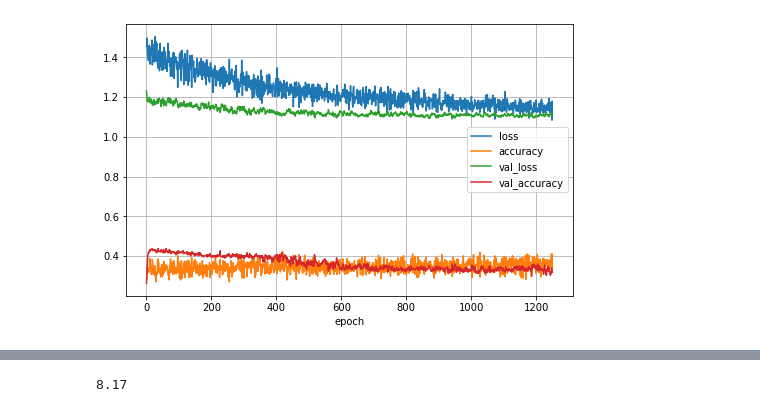
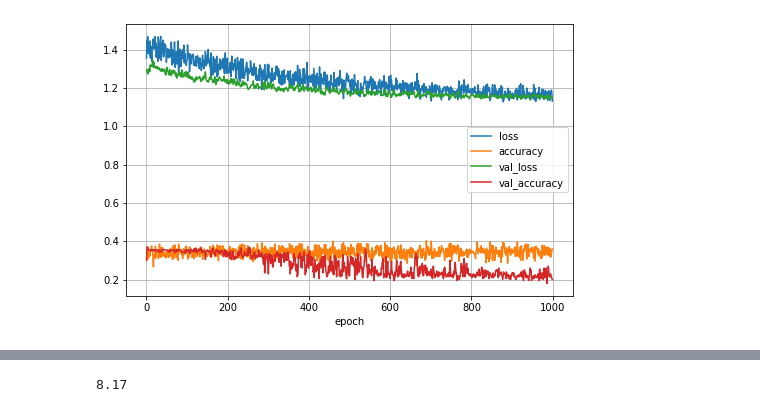
Before and after one commit to tenicho/Crypto_TB_development, a Jupyter notebook: crypto_model_development/OtoC_sRNN_model_all_var_simplified_not_binary_inputs_model_with_multiple_outputs_andtanh_using_open.ipynb, the cells around one changed output, grey strips where cells are left out. Saved outputs shown, nothing was run; the diff lists cells and outputs as text; code cells hidden in the pictures.

Commit message:
pushing everything to main

```diff
--- a/crypto_model_development/OtoC_sRNN_model_all_var_simplified_not_binary_inputs_model_with_multiple_outputs_andtanh_using_open.ipynb
+++ b/crypto_model_development/OtoC_sRNN_model_all_var_simplified_not_binary_inputs_model_with_multiple_outputs_andtanh_using_open.ipynb
@@ -182,7 +206,7 @@ array([ 1.        ,  0.        ,  0.51558522,  0.54714601, -1.        ,
 def trainData(SEQ_LEN, SHIFT, tickers):
     Sequential_data = []
     for ticker in tickers:
-        df = getDF(ticker)
+        df = getDF()
         dataset = classify(df)
 
         dataset = dataset[0:-int(SHIFT)]
@@ -237,7 +261,7 @@ def trainData(SEQ_LEN, SHIFT, tickers):
 def testData(SEQ_LEN, SHIFT, tickers):
     Sequential_data = []
     for ticker in tickers:
-        df = getDF(ticker)
+        df = getDF()
         dataset = classify(df)
 
         dataset = dataset[-int(SHIFT):]
@@ -284,7 +308,7 @@ def testData(SEQ_LEN, SHIFT, tickers):
 # %%
 tickers = ["BTC"]
 SHIFT = 200
-SEQ_LEN = 3
+SEQ_LEN = 1
 trainX, trainY, trainPercent = trainData(SEQ_LEN, SHIFT, tickers)
 validationX, validationY, validationPercent = testData(SEQ_LEN, SHIFT, tickers)
 print("tickers: {}, train length: {}, validation length: {}".format(tickers, len(trainX), len(validationX)))
@@ -319,7 +343,7 @@ def main(tickers, SEQ_LEN, SHIFT):
 
 
 
-    BATCH_SIZE = 8; EPOCHS = 1250
+    BATCH_SIZE = 8; EPOCHS = 1000
 
 
     # compile the keras model
@@ -365,49 +389,51 @@ def main(tickers, SEQ_LEN, SHIFT):
 # this where I test the models
 models = []
 ticker = ["BTC"]
-SEQ_LEN = 5
-for i in range(3):
-    start = time.time()
-#     SEQ_LEN = 3
-    SHIFT = 200
-    score,model,predictions,trainX,trainY,trainPercent,validationX,validationY,validationPercent = main(ticker, SEQ_LEN, SHIFT)
-    print("time to execute: {} minutes".format(round((time.time()-start)/60,2)))
+i = 1
+for SEQ_LEN in range(1,3):
+    for iteration in range(4):
+        start = time.time()
+        print(SEQ_LEN)
+#         SEQ_LEN = j + 1
+        SHIFT = 200
+        score,model,predictions,trainX,trainY,trainPercent,validationX,validationY,validationPercent = main(ticker, SEQ_LEN, SHIFT)
+        print("time to execute: {} minutes".format(round((time.time()-start)/60,2)))
 
-    models.append(["model:{}, ticker: {}".format(str(i), ticker[0]), model])
+        models.append(["model:{}, ticker: {}".format(str(i), ticker[0]), model])
 
-    Return = []; times = 0; timesRight = 0; ReturnS = []
-    for i, j, k in zip(predictions, validationY, validationPercent):
-        if np.argmax(i, axis=0) == 2:
-            Return.append(round(k,2))
-            if round(k,2) < -0.2:
-                k = -0.2
-            times += 1
-            if j == 2:
-                timesRight += 1
-            ReturnS.append(k)
-    #         print("prediction: {}, actual: {}, and percentage: {}".format(np.argmax(i, axis=0), j, round(k,2)))
+        Return = []; times = 0; timesRight = 0; ReturnS = []
+        for i, j, k in zip(predictions, validationY, validationPercent):
+            if np.argmax(i, axis=0) == 2:
+                Return.append(round(k,2))
+                if round(k,2) < -0.2:
+                    k = -0.2
+                times += 1
+                if j == 2:
+                    timesRight += 1
+                ReturnS.append(k)
+        #         print("prediction: {}, actual: {}, and percentage: {}".format(np.argmax(i, axis=0), j, round(k,2)))
 
-    start = 5000; amount = start
-    for i in Return:
-        amount = (amount * (i/100)) + amount
+        start = 5000; amount = start
+        for i in Return:
+            amount = (amount * (i/100)) + amount
 
-    start = 5000; amountS = start
-    for i in ReturnS:
-        amountS = (amountS * (i/100)) + amountS
+        start = 5000; amountS = start
+        for i in ReturnS:
+            amountS = (amountS * (i/100)) + amountS
 
-#     print()
-    print("Ticker: {} returned and average of {} percent over {} days and {} trades".format(ticker, round(np.average(Return),2), round(len(predictions)/24,2), len(Return)))
-    print("Started with ${} and ended with ${}".format(start, round(amount,1)))
-    print()
-    print("Ticker: {} returned and average of {} percent over {} days and {} trades when setting selling limit".format(ticker, round(np.average(ReturnS),2), round(len(predictions)/24,2), len(ReturnS)))
-    print("Started with ${} and ended with ${}".format(start, round(amountS,1)))
-    print()
-    print("percentage correct: {}%".format(round(100*(timesRight/times),2)))
-    print("Sequence length: {}".format(SEQ_LEN))
-    print()
-    print()
-    print()
-    print()
+    #     print()
+        print("Ticker: {} returned and average of {} percent over {} days and {} trades".format(ticker, round(np.average(Return),2), round(len(predictions)/24,2), len(Return)))
+        print("Started with ${} and ended with ${}".format(start, round(amount,1)))
+        print()
+        print("Ticker: {} returned and average of {} percent over {} days and {} trades when setting selling limit".format(ticker, round(np.average(ReturnS),2), round(len(predictions)/24,2), len(ReturnS)))
+        print("Started with ${} and ended with ${}".format(start, round(amountS,1)))
+        print()
+        print("percentage correct: {}%".format(round(100*(timesRight/times),2)))
+        print("Sequence length: {}".format(SEQ_LEN))
+        print()
+        print()
+        print()
+        print()
 
-    SEQ_LEN += 1
+        i += 1
 # %% [output]
@@ -457 +486 @@ Accuracy with validation data: 31.96
-[figure, old version]
+[figure, new version]
```
Also changed, not shown: parts of 12 cells of this notebook, 7 other files.
